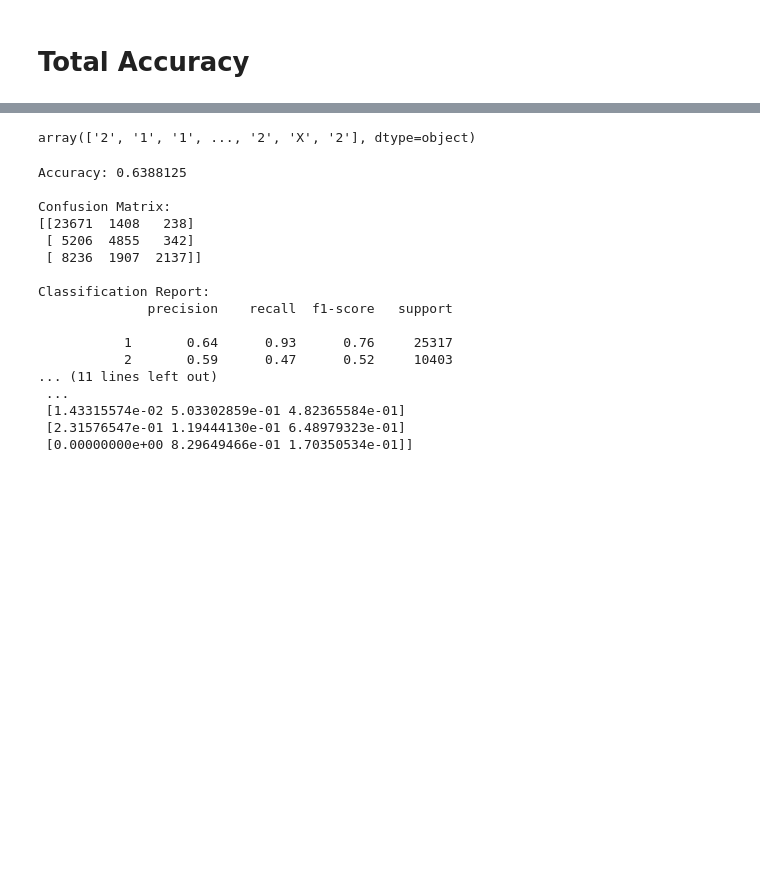
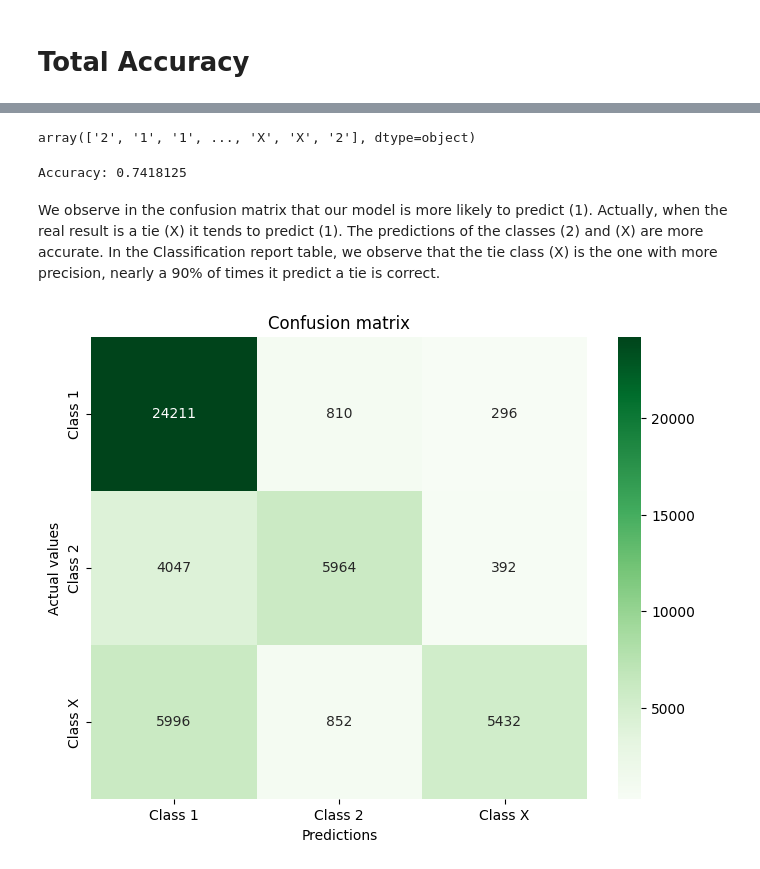
Before and after one commit to mariajinxue/la-quiniela, a Jupyter notebook: analysis/ModelAnalysis2.ipynb, the cells around one changed output, grey strips where cells are left out. Drawn from its saved outputs; the diff is of its cells as text; code cells hidden in the pictures; blank space fills up the shorter version.

Commit message:
ModelAnalysis2 final

```diff
--- a/analysis/ModelAnalysis2.ipynb
+++ b/analysis/ModelAnalysis2.ipynb
@@ -282,16 +337,0 @@ y_train2 = training_data2[target]
-# %%
-rf_classifier = RandomForestClassifier()
-
-param_grid = {
-    'n_estimators': [50, 100, 150],
-    'max_depth': [None, 10],
-    'min_samples_split': [2, 5],
-    'min_samples_leaf': [1, 2]
-}
-
-grid_search = GridSearchCV(estimator=rf_classifier, param_grid=param_grid, cv=5, scoring='accuracy')
-grid_search.fit(X_train2, y_train2)
-
-rf_model2 = grid_search.best_estimator_
-
-rf_model2.fit(X_train2, y_train2)
@@ -299,0 +346,3 @@ KeyboardInterrupt:
+# %%
+rf_model2 = RandomForestClassifier(max_depth=15, min_samples_leaf=2, min_samples_split=5, n_estimators=150)
+rf_model2.fit(X_train2, y_train2)
@@ -301,37 +353,28 @@ KeyboardInterrupt:
 test_data2 = df_train(seasons2)
 X_test2 = test_data2[features]
 y_test2 = test_data2[target]
+y_pred2 = rf_model2.predict(X_test2)
+y_pred2
+# %% [output]
+array(['2', '1', '1', ..., 'X', 'X', '2'], dtype=object)
-# %%
-y_pred2 = rf_model2.predict(X_test2)
-y_pred2
-# %% [output]
-array(['2', '1', '1', ..., '2', 'X', '2'], dtype=object)
-# %%
-# Evaluate the model
-accuracy2 = accuracy_score(y_test2, y_pred2)
-confusion_mat2 = confusion_matrix(y_test2, y_pred2)
-class_report2 = classification_report(y_test2, y_pred2)
-predictions2 = rf_model2.predict_proba(X_test2)
-
-print(f"Accuracy: {accuracy2}\n")
-print(f"Confusion Matrix:\n{confusion_mat2}\n")
-print(f"Classification Report:\n{class_report2}\n")
-print(f"Predictions probability:\n{predictions2}\n")
-# %% [output]
-Accuracy: 0.6388125
-
-Confusion Matrix:
-[[23671  1408   238]
- [ 5206  4855   342]
- [ 8236  1907  2137]]
-
-Classification Report:
-              precision    recall  f1-score   support
-
-           1       0.64      0.93      0.76     25317
-           2       0.59      0.47      0.52     10403
-... (11 lines left out)
- ...
- [1.43315574e-02 5.03302859e-01 4.82365584e-01]
- [2.31576547e-01 1.19444130e-01 6.48979323e-01]
- [0.00000000e+00 8.29649466e-01 1.70350534e-01]]
+# %%
+accuracy2 = accuracy_score(y_test2, y_pred2)
+print(f"Accuracy: {accuracy2}\n")
+# %% [output]
+Accuracy: 0.7418125
+# %% [markdown]
+We observe in the confusion matrix that our model is more likely to predict (1). Actually, when the real result is a tie (X) it tends to predict (1). The predictions of the classes (2) and (X) are more accurate. In the Classification report table, we observe that the tie class (X) is the one with more precision, nearly a 90% of times it predict a tie is correct.
+# %%
+confusion_mat2 = confusion_matrix(y_test2, y_pred2)
+confusion_mat = confusion_matrix(y_test, y_pred)
+# plot the confusion matrix
+plt.figure(figsize=(8, 6))
+sns.heatmap(confusion_mat2, annot=True, fmt='d', cmap='Greens',
+            xticklabels=['Class 1', 'Class 2', 'Class X'],
+            yticklabels=['Class 1', 'Class 2', 'Class X'])
+plt.xlabel('Predictions')
+plt.ylabel('Actual values')
+plt.title('Confusion matrix')
+plt.show()
+# %% [output]
+[figure, added]
```
Also changed, not shown: parts of 25 cells of this notebook.
